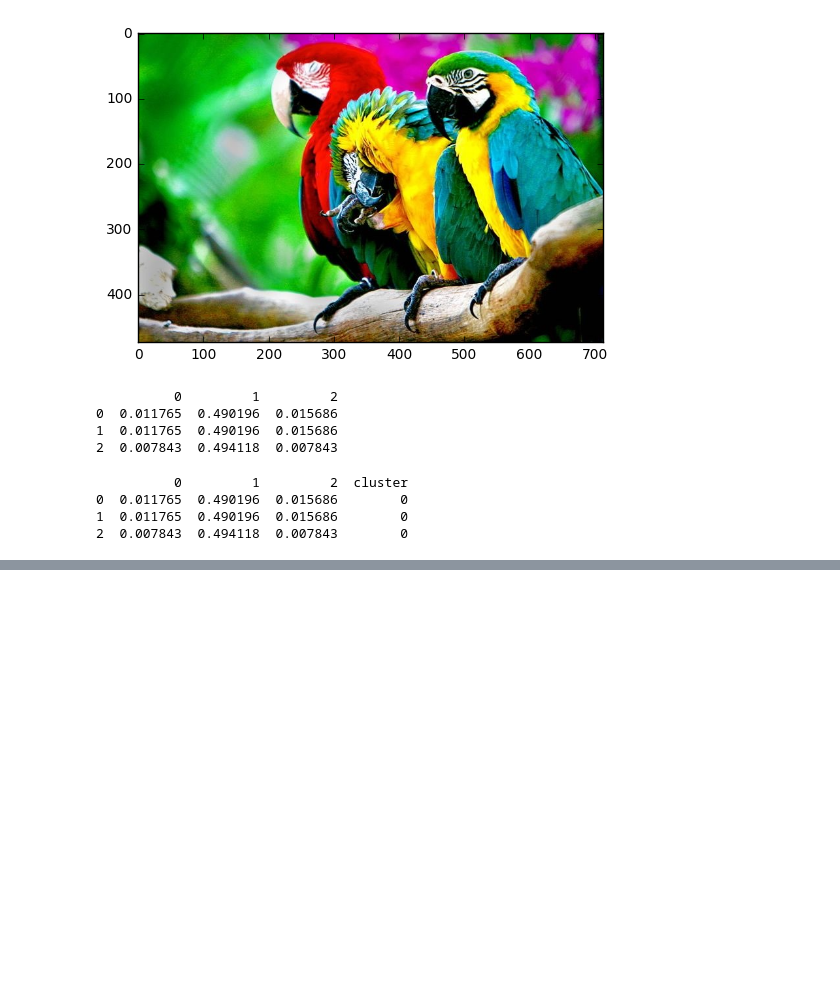
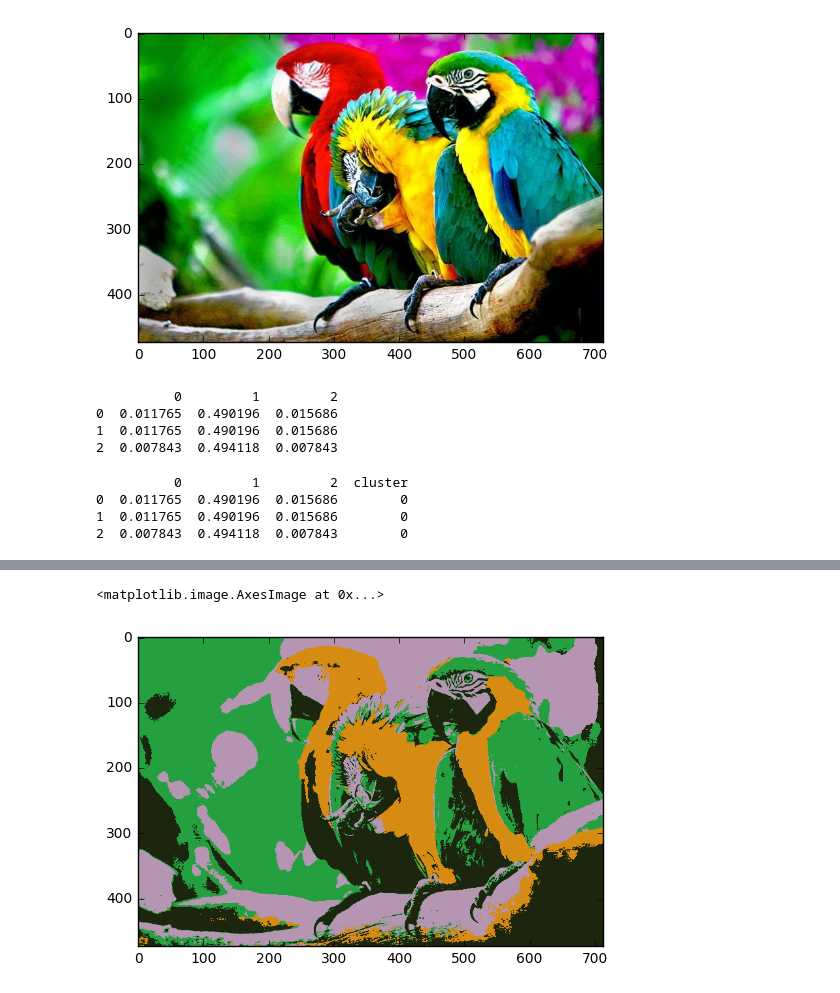
Before and after one commit to JustM57/ml_examples, a Jupyter notebook: PycharmProjects/Coursera/Parrot.ipynb, the cells around one changed output, grey strips where cells are left out. Saved outputs shown, nothing was run; the diff lists cells and outputs as text; code cells hidden in the pictures; blank space fills up the shorter version.

```diff
--- a/PycharmProjects/Coursera/Parrot.ipynb
+++ b/PycharmProjects/Coursera/Parrot.ipynb
@@ -47,0 +112,5 @@ def
+# %%
+pylab.imshow(a[3])
+# %% [output]
+<matplotlib.image.AxesImage at 0x...>
+[figure, added]
```
Also changed, not shown: parts of 16 cells of this notebook.
